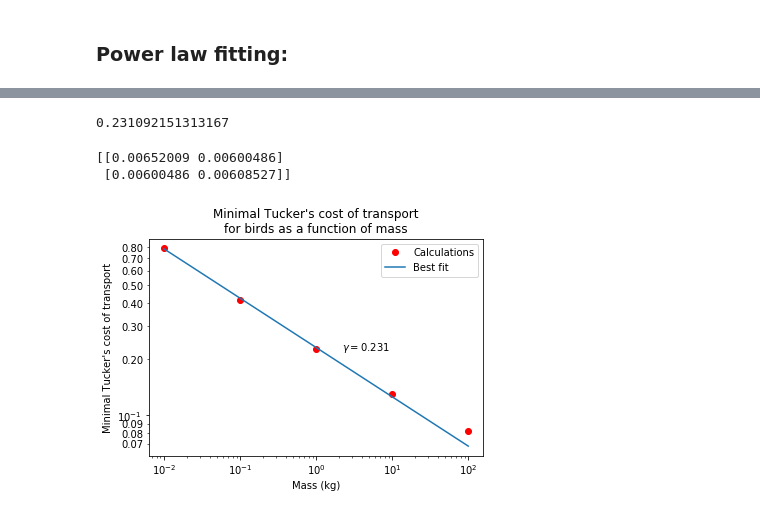
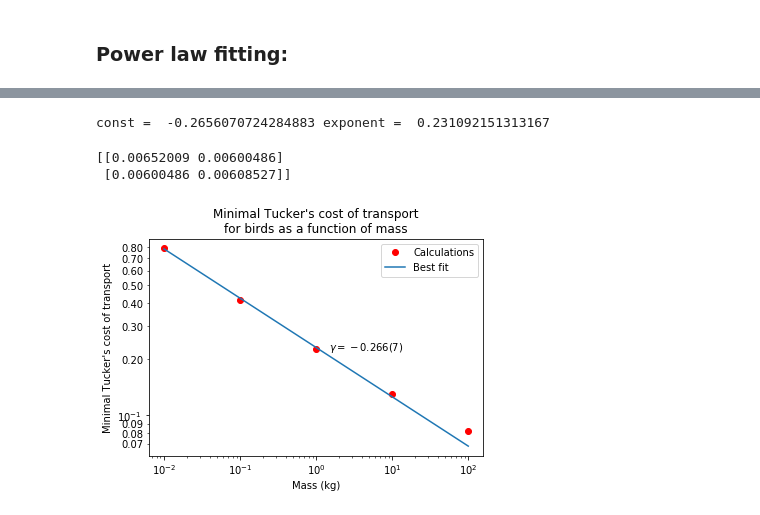
Before and after one commit to yrj08/PHYS_432_Assignment_4, a Jupyter notebook: 432-hw4-tucker_cost.ipynb, the cells around one changed output, grey strips where cells are left out. Saved outputs shown, nothing was run; the diff lists cells and outputs as text; code cells hidden in the pictures.

```diff
--- a/432-hw4-tucker_cost.ipynb
+++ b/432-hw4-tucker_cost.ipynb
@@ -59,9 +67,9 @@ def power_law_q3(mass,exponent,const):
 # %%
 popt1, pcov1 = curve_fit(power_law_q3, mass_grid, min_cost_array)
 # %%
-print(popt1[1])
+print('const = ', popt1[0], 'exponent = ', popt1[1])
 # %% [output]
-0.231092151313167
+const =  -0.2656070724284883 exponent =  0.231092151313167
 # %%
 print(np.sqrt(pcov1))
 # %% [output]
@@ -72,19 +80,19 @@ velocity_grid2 = np.logspace(-2,2,100)
 # %%
 plt.plot(mass_grid, min_cost_array, 'ro')
 plt.plot(velocity_grid2,power_law_q3(velocity_grid2,popt1[0],popt1[1]))
 plt.xscale("log")
 plt.yscale("log")
 ax = plt.gca()
 ax.set_yscale('log')
 plt.tick_params(axis='y', which='minor')
 ax.yaxis.set_minor_formatter(FormatStrFormatter("%.2f"))
 plt.xlabel('Mass (kg)')
 plt.ylabel("Minimal Tucker's cost of transport")
 plt.title("Minimal Tucker's cost of transport\nfor birds as a function of mass")
 plt.legend(['Calculations','Best fit'])
-plt.text(0.65, 0.5, '$\gamma = 0.231$', horizontalalignment='center',
+plt.text(0.65, 0.5, '$\gamma = -0.266(7)$', horizontalalignment='center',
      verticalalignment='center', transform=ax.transAxes)
 #plt.savefig("Tucker_bird_q3.pdf",format="pdf")
 plt.show()
 # %% [output]
-[figure, old version]
+[figure, new version]
```
Also changed, not shown: parts of 1 cell of this notebook.
